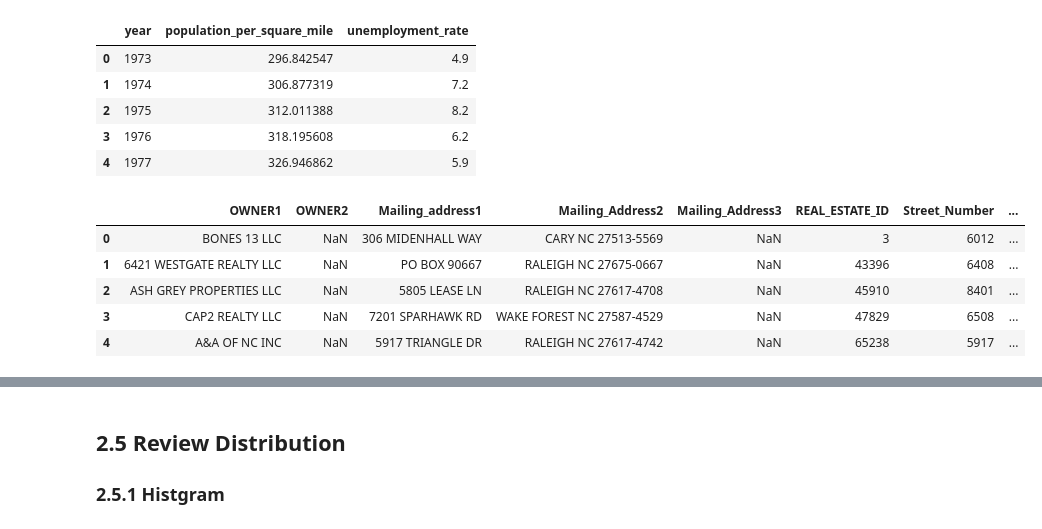
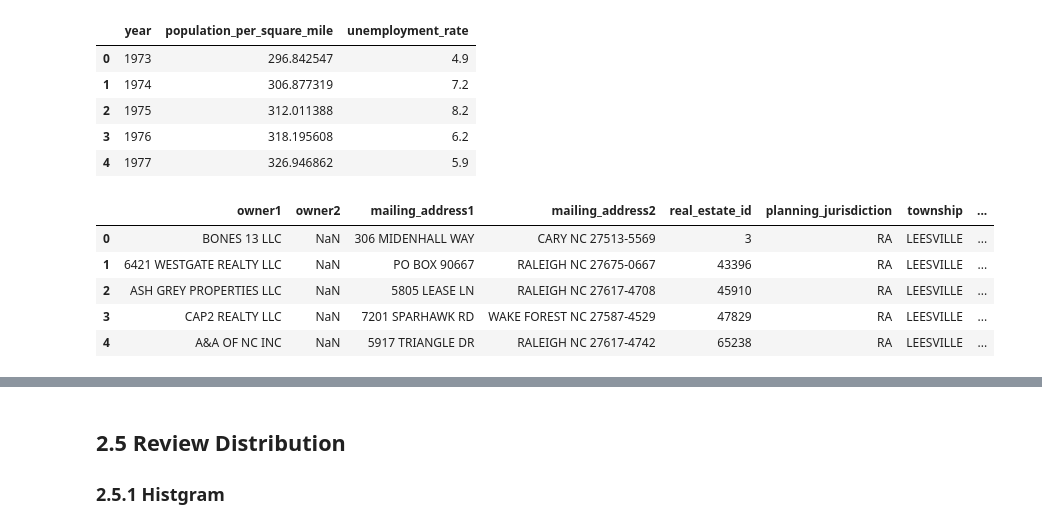
Before and after one commit to tsar1987/Capstone_Project_Two, a Jupyter notebook: Capstone_Two_Step_2_Data_Wrangling_Oct29_2023.ipynb, the cells around one changed output, grey strips where cells are left out. Drawn from its saved outputs; the diff is of its cells as text; code cells hidden in the pictures.

```diff
--- a/Capstone_Two_Step_2_Data_Wrangling_Oct29_2023.ipynb
+++ b/Capstone_Two_Step_2_Data_Wrangling_Oct29_2023.ipynb
@@ -642,7 +810,7 @@ house.shape
 # %% [markdown]
 ### 2.4.2 Calculate City Longitude and Latitude
 # %%
-city_lat_long = house.groupby('PHYSICAL_CITY')[['latitude', 'longitude']].mean()
+city_lat_long = house.groupby('physical_city')[['latitude', 'longitude']].mean()
 city_lat_long = city_lat_long.reset_index()
 city_lat_long = city_lat_long.rename({'latitude':'latitude_city', 'longitude':'longitude_city'}, axis=1)
 city_lat_long.head()
@@ -736,7 +904,7 @@ for zipcode, lat_zip, long_zip in zip(list(zipcode_lat_long['zipcode']), list(zi
     distance = np.arccos((np.sin(np.radians(lat_zip)) * np.sin(np.radians(lat_city))) + (np.cos(np.radians(lat_zip)) * np.cos(np.radians(lat_city))) * (np.cos(np.radians(long_city) - np.radians(long_zip))))*6371
     res.append(distance)
     dic_distance[zipcode] = min(res)
-    dic_city[zipcode] = list(city_lat_long['PHYSICAL_CITY'])[np.argmin(res)]
+    dic_city[zipcode] = list(city_lat_long['physical_city'])[np.argmin(res)]
 # %%
 dic_distance
 # %% [output]
@@ -782,6 +950,7 @@ dic_city
 # %%
 zipcode_distance_city = pd.DataFrame([dic_distance, dic_city]).T.reset_index()
 zipcode_distance_city.columns = ['zipcode', 'distance_nearest_city', 'nearest_city']
+zipcode_distance_city['distance_nearest_city'] = pd.to_numeric(zipcode_distance_city['distance_nearest_city'])
 zipcode_distance_city.head()
 # %% [output]
 |  | zipcode | distance_nearest_city | nearest_city |
@@ -791,6 +960,6 @@ zipcode_distance_city.head()
 | 3 | 27518 | 6.338288 | CARY |
 | 4 | 27617 | 13.261294 | CARY |
 # %%
-house = house.merge(zipcode_distance_city, left_on='PHYSICAL_ZIP_CODE', right_on='zipcode')
+house = house.merge(zipcode_distance_city, left_on='physical_zip_code', right_on='zipcode')
 house.head()
 # %% [output]
@@ -827,13 +987,13 @@ pop_unemploy.head()
 | 3 | 1976 | 318.195608 | 6.2 |
 | 4 | 1977 | 326.946862 | 5.9 |
 # %%
-house = house.merge(pop_unemploy, left_on='Total_Sale_Year', right_on='year')
+house = house.merge(pop_unemploy, left_on='total_sale_year', right_on='year')
 house = house.drop('year', axis=1)
 house.head()
 # %% [output]
-|  | OWNER1 | OWNER2 | Mailing_address1 | Mailing_Address2 | Mailing_Address3 | REAL_ESTATE_ID | Street_Number | ... |
-| 0 | BONES 13 LLC | NaN | 306 MIDENHALL WAY | CARY NC 27513-5569 | NaN | 3 | 6012 | ... |
-| 1 | 6421 WESTGATE REALTY LLC | NaN | PO BOX 90667 | RALEIGH NC 27675-0667 | NaN | 43396 | 6408 | ... |
-| 2 | ASH GREY PROPERTIES LLC | NaN | 5805 LEASE LN | RALEIGH NC 27617-4708 | NaN | 45910 | 8401 | ... |
-| 3 | CAP2 REALTY LLC | NaN | 7201 SPARHAWK RD | WAKE FOREST NC 27587-4529 | NaN | 47829 | 6508 | ... |
-| 4 | A&A OF NC INC | NaN | 5917 TRIANGLE DR | RALEIGH NC 27617-4742 | NaN | 65238 | 5917 | ... |
+|  | owner1 | owner2 | mailing_address1 | mailing_address2 | real_estate_id | planning_jurisdiction | township | ... |
+| 0 | BONES 13 LLC | NaN | 306 MIDENHALL WAY | CARY NC 27513-5569 | 3 | RA | LEESVILLE | ... |
+| 1 | 6421 WESTGATE REALTY LLC | NaN | PO BOX 90667 | RALEIGH NC 27675-0667 | 43396 | RA | LEESVILLE | ... |
+| 2 | ASH GREY PROPERTIES LLC | NaN | 5805 LEASE LN | RALEIGH NC 27617-4708 | 45910 | RA | LEESVILLE | ... |
+| 3 | CAP2 REALTY LLC | NaN | 7201 SPARHAWK RD | WAKE FOREST NC 27587-4529 | 47829 | RA | LEESVILLE | ... |
+| 4 | A&A OF NC INC | NaN | 5917 TRIANGLE DR | RALEIGH NC 27617-4742 | 65238 | RA | LEESVILLE | ... |
```
Also changed, not shown: parts of 125 cells of this notebook.
